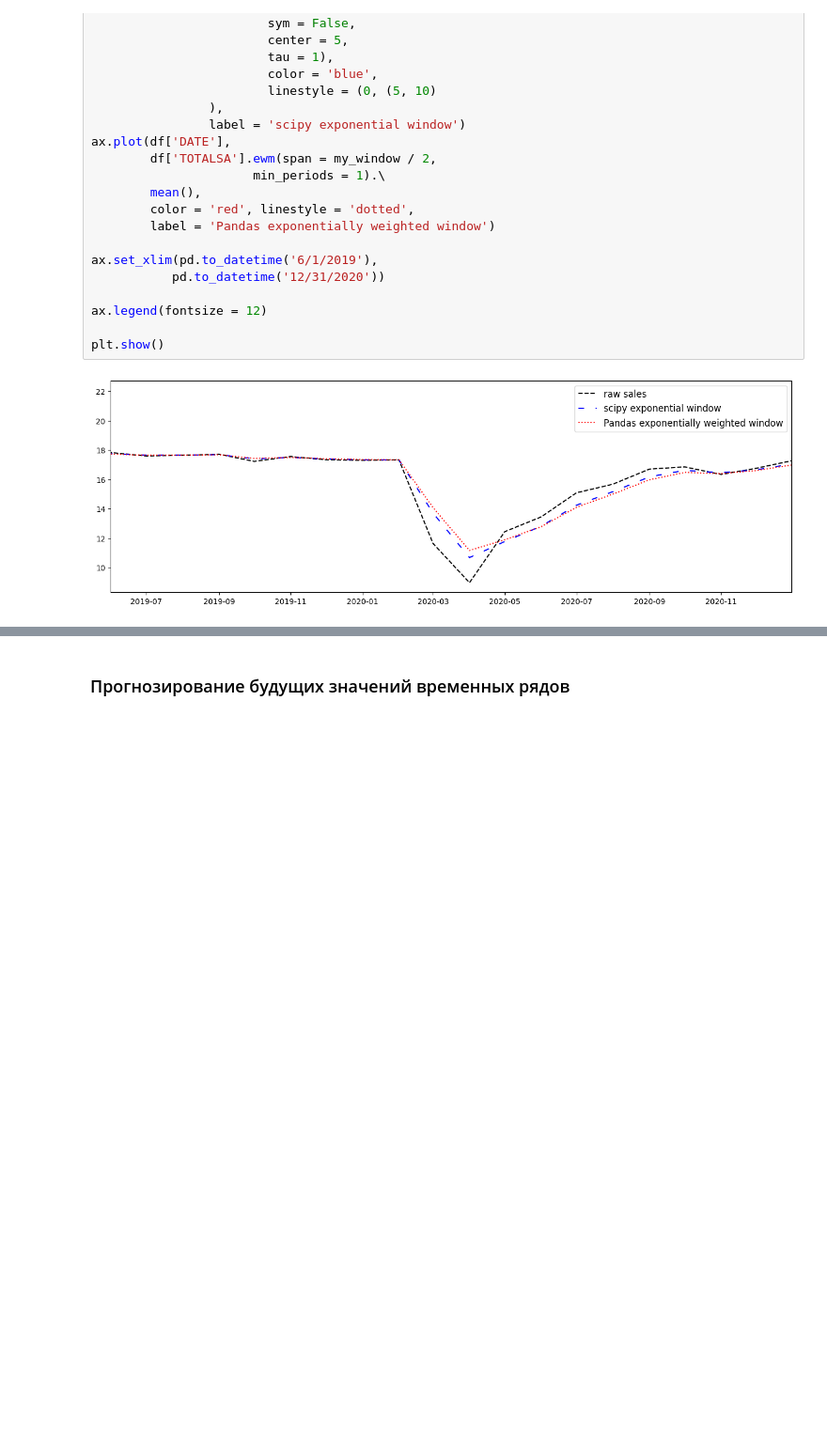
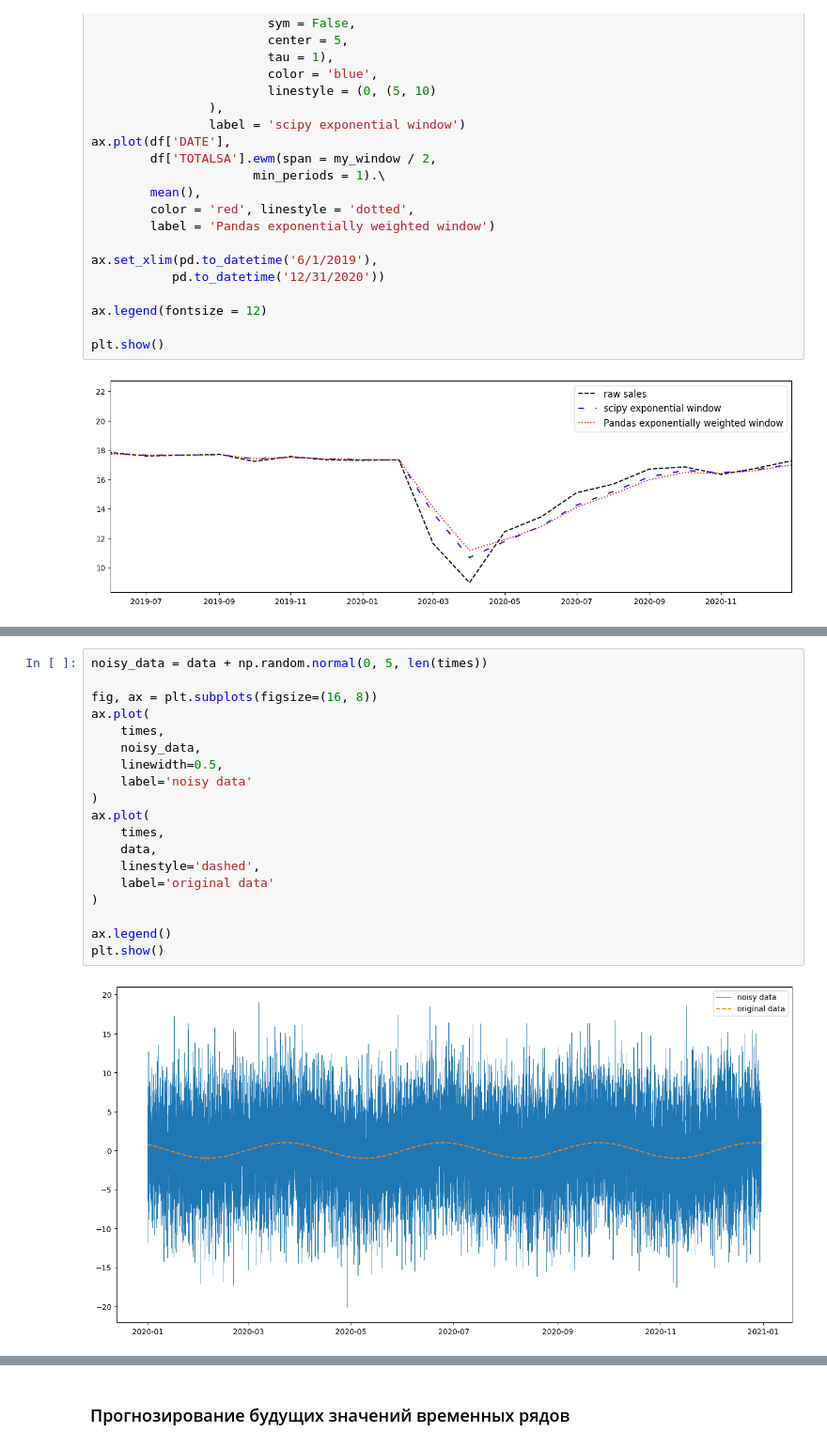
Before and after one commit to rgenius-ru/pandas_lessons, a Jupyter notebook: lessons/Pandas_for_Data_Engineering/part3.ipynb, the cells around one changed output, grey strips where cells are left out. Shown at 94% size. Cells and saved outputs as stored; diff of their text form; blank space fills up the shorter version.

```diff
--- a/lessons/Pandas_for_Data_Engineering/part3.ipynb
+++ b/lessons/Pandas_for_Data_Engineering/part3.ipynb
@@ -2081,0 +2105,21 @@ plt.show()
+# %%
+noisy_data = data + np.random.normal(0, 5, len(times))
+
+fig, ax = plt.subplots(figsize=(16, 8))
+ax.plot(
+    times,
+    noisy_data,
+    linewidth=0.5,
+    label='noisy data'
+)
+ax.plot(
+    times,
+    data,
+    linestyle='dashed',
+    label='original data'
+)
+
+ax.legend()
+plt.show()
+# %% [output]
+[figure, added]
```
Also changed, not shown: parts of 8 cells of this notebook.
